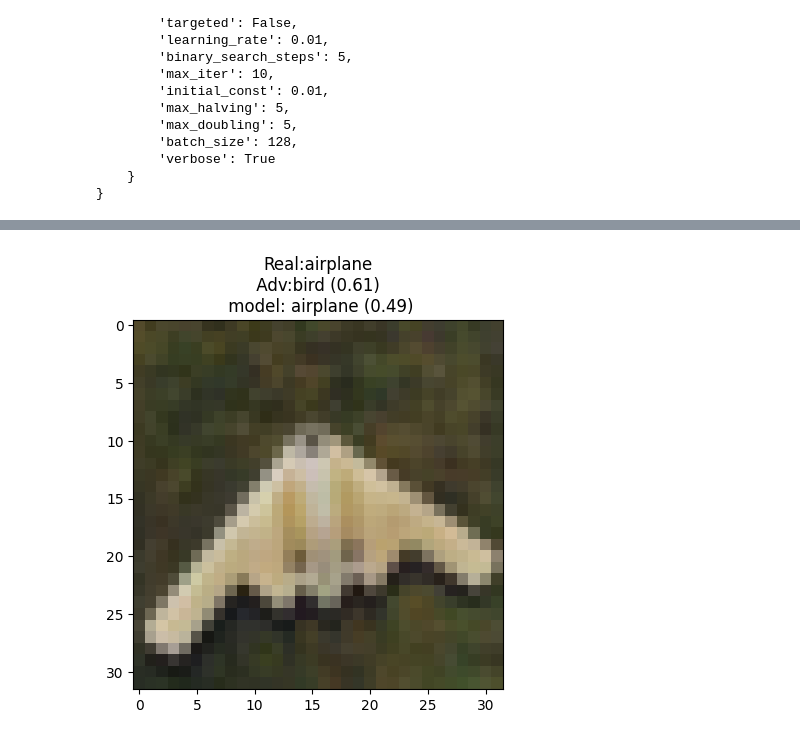
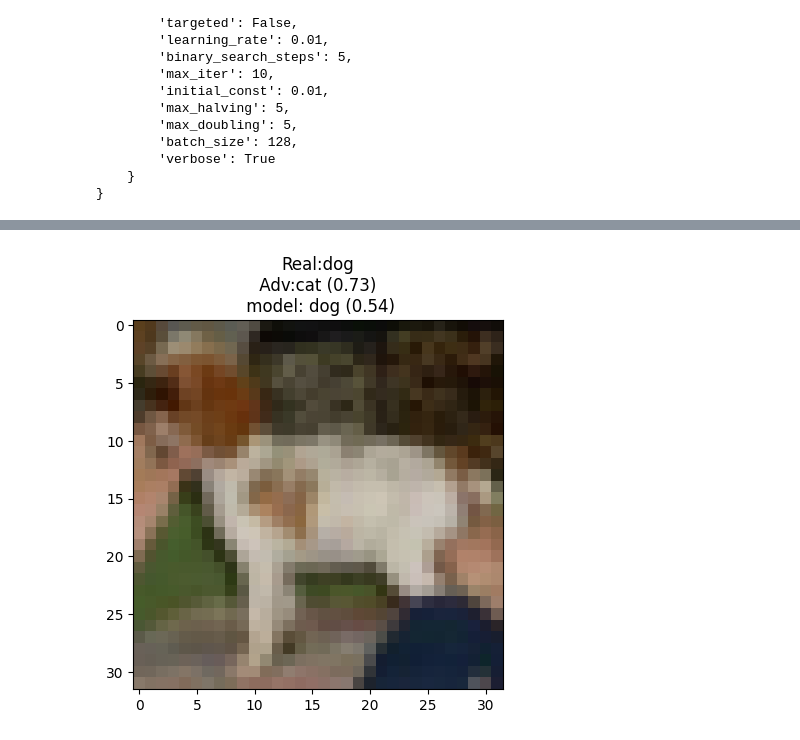
Before and after one commit to jamontanac/Fighting-Illutions, a Jupyter notebook: Fighting-Illutions/notebooks/Testing Attacks.ipynb, the cells around one changed output, grey strips where cells are left out. Drawn from its saved outputs; the diff is of its cells as text; code cells hidden in the pictures.

```diff
--- a/Fighting-Illutions/notebooks/Testing Attacks.ipynb
+++ b/Fighting-Illutions/notebooks/Testing Attacks.ipynb
@@ -348,7 +344,7 @@ Carlini_attack={
         'initial_const': 0.01,
         'max_halving': 5,
         'max_doubling': 5,
-        'batch_size': 128,
+        'batch_size': 16,
         'verbose': True
     }
 }
@@ -361,5 +357,5 @@ attack = Evasion_Attack(classifier,attack=Carlini_attack)
 # %%
-testloader = Create_data_loader(batch_size=512)
+testloader = Create_data_loader(batch_size=32)
 real_labels = []
 model_labels = []
 adversarial_examples = []
@@ -431,13 +422,13 @@ np.where(all_adversarial_confidence_labels>all_confidence_labels)
 # %%
 classes=['airplane', 'automobile', 'bird', 'cat', 'deer', 'dog', 'frog', 'horse', 'ship', 'truck']
-to_viz=52
+to_viz=12
 plot_title = f"Real:{classes[all_real_labels[to_viz]]}\n Adv:{classes[all_adversarial_labels[to_viz]]} ({all_adversarial_confidence_labels[to_viz]:.2f}) \n model: {classes[all_model_labels[to_viz]]} ({all_confidence_labels[to_viz]:.2f})"
 plt.imshow(all_adversarial_examples[to_viz].numpy().transpose((1,2,0)))
 plt.title(plot_title)
 plt.show()
 # %% [output]
 [interactive output not drawn]
-[figure, old version]
+[figure, new version]
 # %%
 plt.imshow(denormalize(images[to_viz]).numpy().transpose((1,2,0)))
 #plt.title("Adv:"+classes[images[to_viz]]+"\n Real:"+classes[all_real_labels[to_viz]])
```
Also changed, not shown: parts of 14 cells of this notebook, 2 other files.
